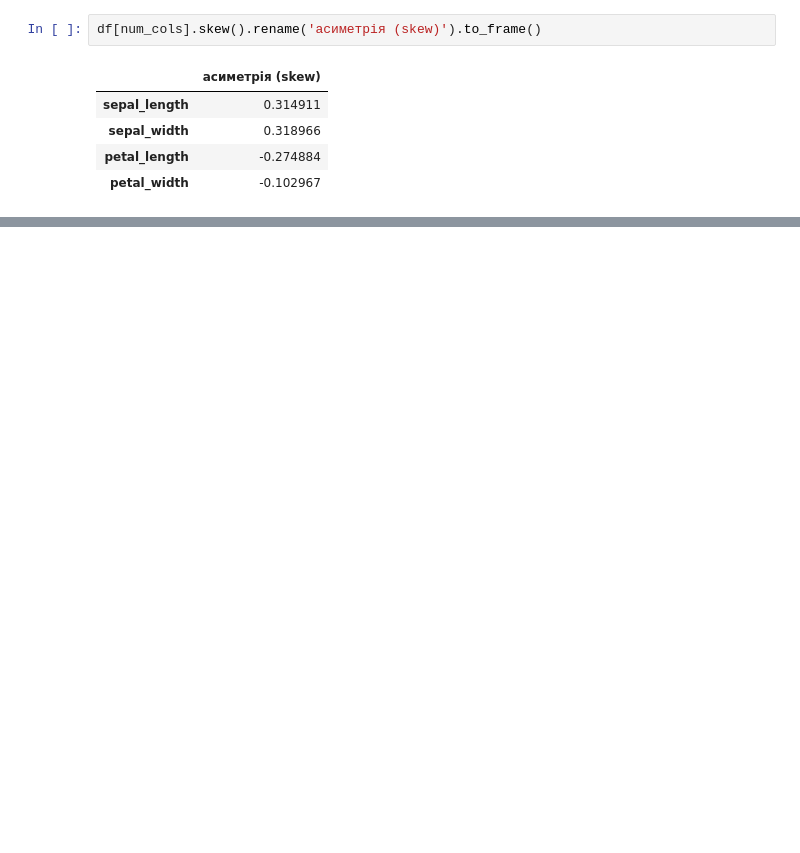
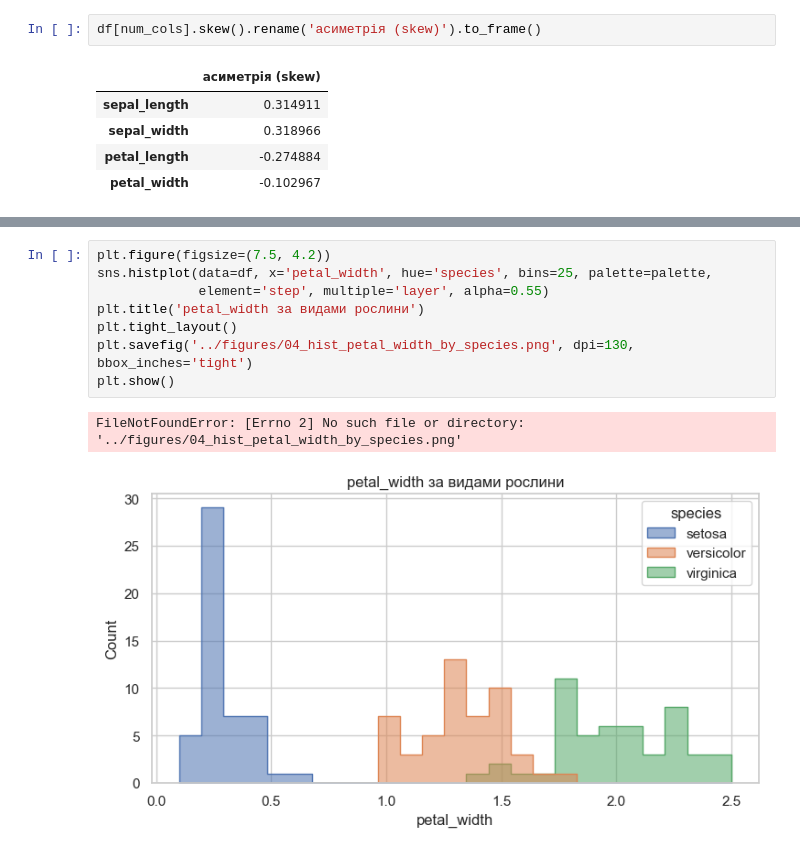
Before and after one commit to Yaroslav071315/machine-learning-course-volovnyk, a Jupyter notebook: practical01/notebook/Practical01.ipynb, the cells around one changed output, grey strips where cells are left out. Drawn from its saved outputs; the diff is of its cells as text; blank space fills up the shorter version.

```diff
--- a/practical01/notebook/Practical01.ipynb
+++ b/practical01/notebook/Practical01.ipynb
@@ -389,0 +304,11 @@ print("Кількість унікальних значень після при
+# %%
+plt.figure(figsize=(7.5, 4.2))
+sns.histplot(data=df, x='petal_width', hue='species', bins=25, palette=palette,
+             element='step', multiple='layer', alpha=0.55)
+plt.title('petal_width за видами рослини')
+plt.tight_layout()
+plt.savefig('../figures/04_hist_petal_width_by_species.png', dpi=130, bbox_inches='tight')
+plt.show()
+# %% [output]
+FileNotFoundError: [Errno 2] No such file or directory: '../figures/04_hist_petal_width_by_species.png'
+[figure, added]
```
Also changed, not shown: parts of 78 cells of this notebook, 11 other files.
